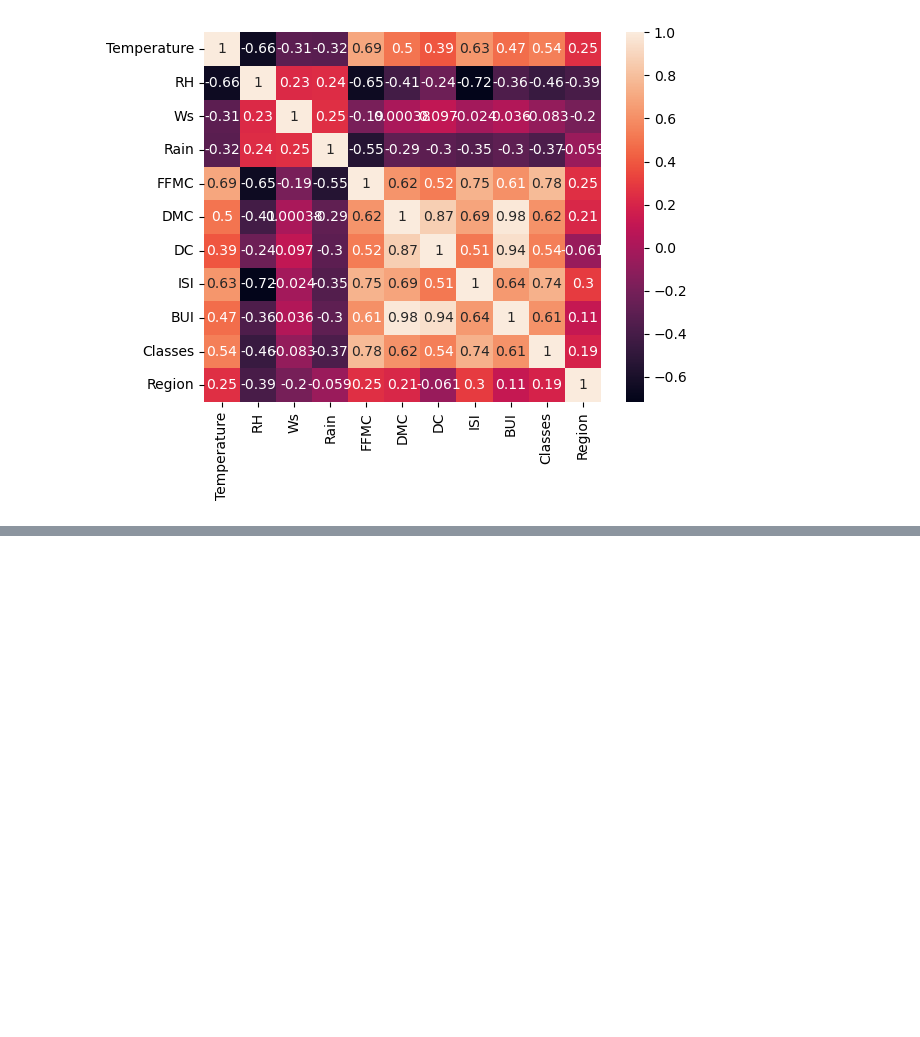
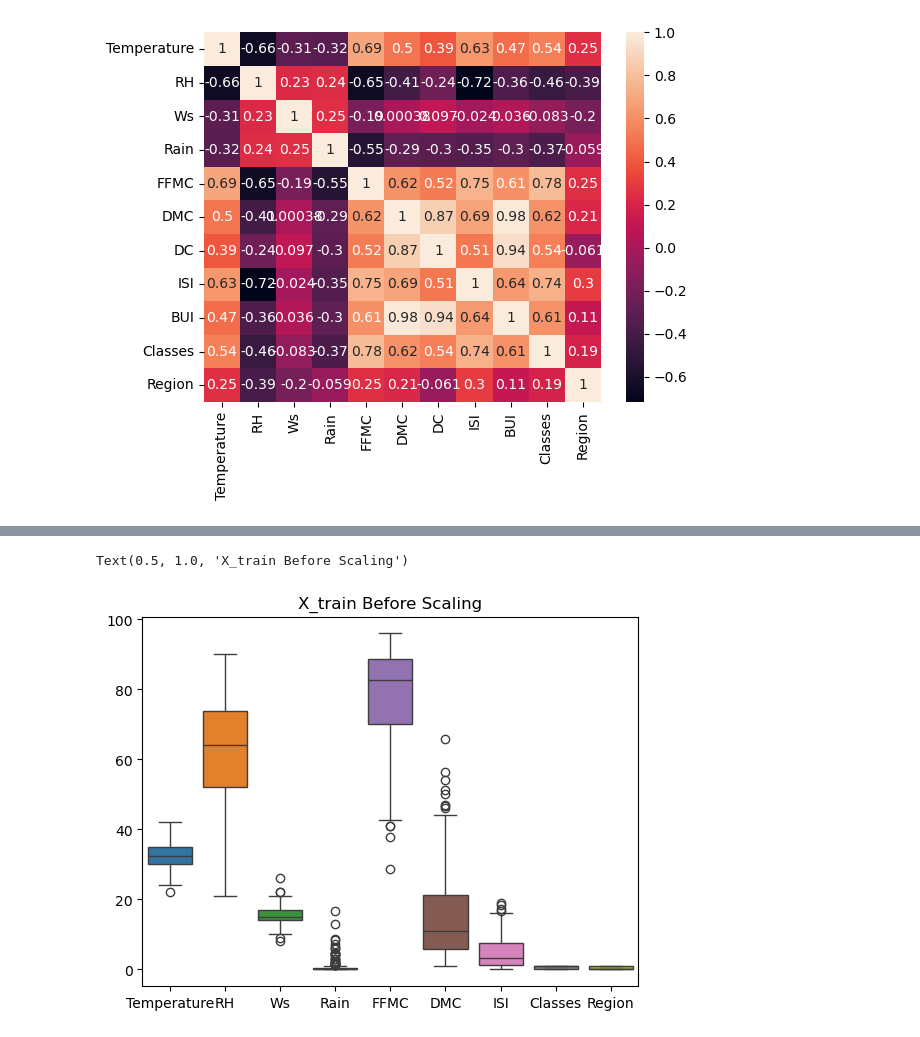
Before and after one commit to SiD10PANDEY/Simple-Linear-Reg, a Jupyter notebook: ModelTraining.ipynb, the cells around one changed output, grey strips where cells are left out. Cells and saved outputs as stored; diff of their text form; code cells hidden in the pictures; blank space fills up the shorter version.

```diff
--- a/ModelTraining.ipynb
+++ b/ModelTraining.ipynb
@@ -110,3 +110,19 @@ sns.heatmap(x_train.corr(),annot=True)
 # %% [output]
 <Axes: >
 [figure]
+# %%
+def correlation(dataset, threshold):
+    col_corr = set()
+    corr_matrix = dataset.corr()
+    print(corr_matrix.columns)
+
+    for i in range(len(corr_matrix.columns)):
+        for j in range(i):
+            if abs(corr_matrix.iloc[i, j]) > threshold:
+                print(i,',',j,':',corr_matrix.iloc[i, j])
+                #print(i,j)
+                colname = corr_matrix.columns[i]
+                col_corr.add(colname)
+    return col_corr
+# %%
+corr_features=correlation(x_train,0.85)
@@ -112,0 +140,4 @@ sns.heatmap(x_train.corr(),annot=True)
+# %%
+x_train.drop(corr_features,axis=1,inplace=True)
+x_test.drop(corr_features,axis=1,inplace=True)
+x_train.shape,x_test.shape
@@ -112,0 +169,6 @@ sns.heatmap(x_train.corr(),annot=True)
+# %%
+sns.boxplot(x_train)
+plt.title('X_train Before Scaling')
+# %% [output]
+Text(0.5, 1.0, 'X_train Before Scaling')
+[figure, added]
```
Also changed, not shown: parts of 11 cells of this notebook.
